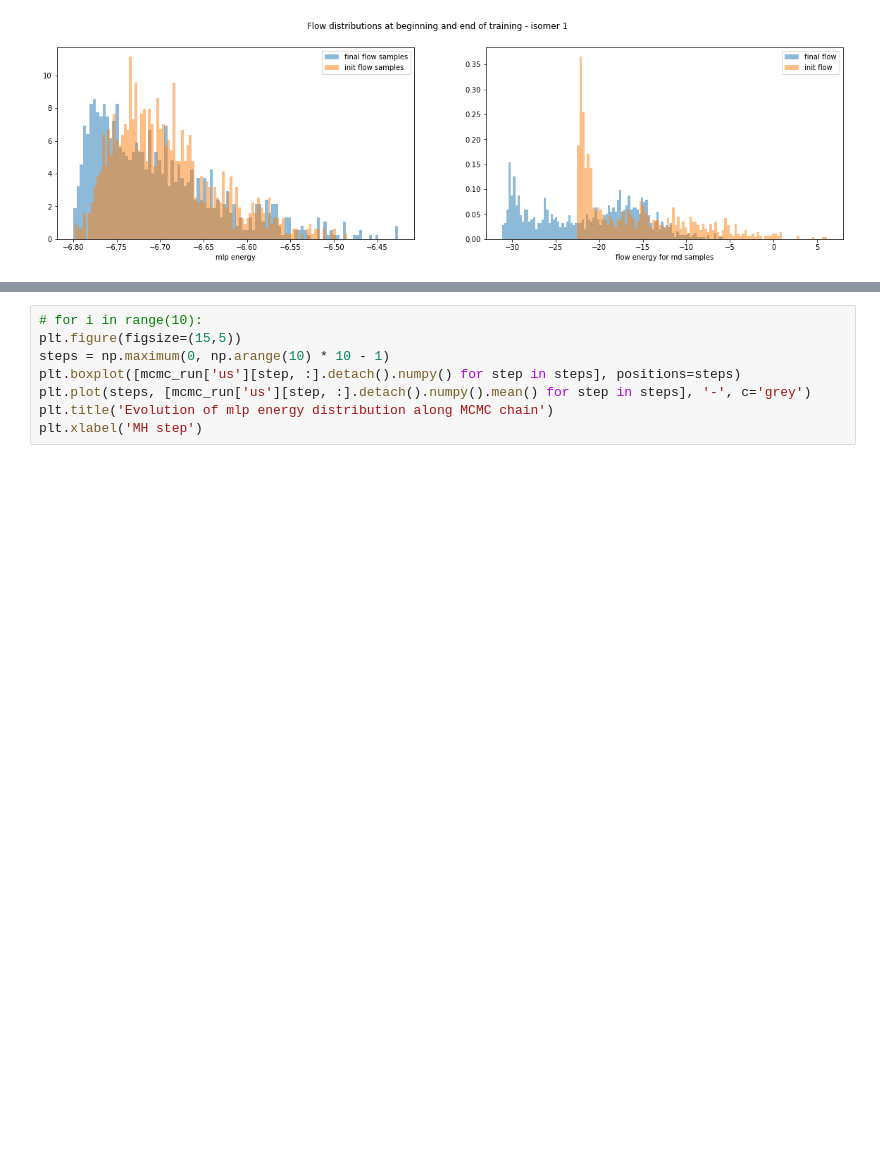
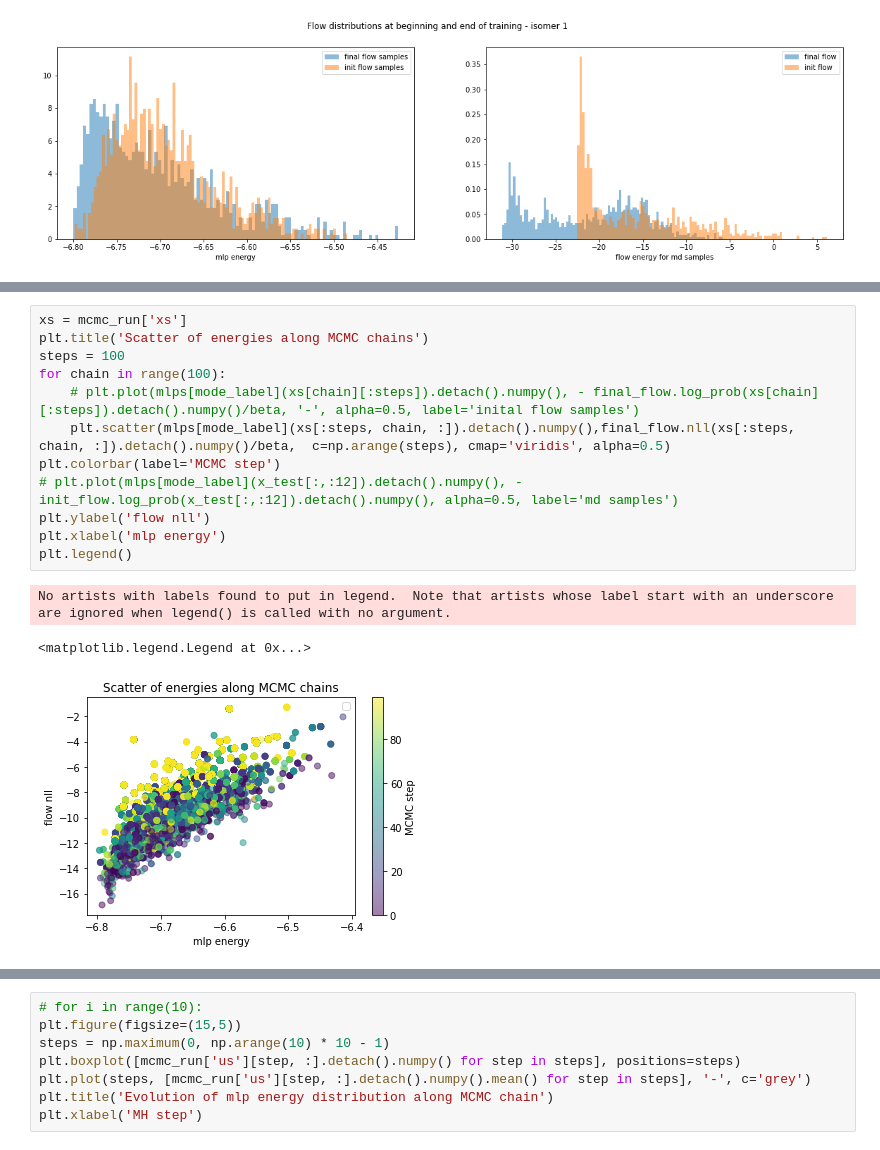
Before and after one commit to anacmolina/ML-DFT, a Jupyter notebook: notebooks/07c - FE computations w. new variables.ipynb, the cells around one changed output, grey strips where cells are left out. Saved outputs shown, nothing was run; the diff lists cells and outputs as text; blank space fills up the shorter version.

```diff
--- a/notebooks/07c - FE computations w. new variables.ipynb
+++ b/notebooks/07c - FE computations w. new variables.ipynb
@@ -726,0 +778,16 @@ for mode_label in [0, 1]:
+# %%
+xs = mcmc_run['xs']
+plt.title('Scatter of energies along MCMC chains')
+steps = 100
+for chain in range(100):
+    # plt.plot(mlps[mode_label](xs[chain][:steps]).detach().numpy(), - final_flow.log_prob(xs[chain][:steps]).detach().numpy()/beta, '-', alpha=0.5, label='inital flow samples')
+    plt.scatter(mlps[mode_label](xs[:steps, chain, :]).detach().numpy(),final_flow.nll(xs[:steps, chain, :]).detach().numpy()/beta,  c=np.arange(steps), cmap='viridis', alpha=0.5)
+plt.colorbar(label='MCMC step')
+# plt.plot(mlps[mode_label](x_test[:,:12]).detach().numpy(), - init_flow.log_prob(x_test[:,:12]).detach().numpy(), alpha=0.5, label='md samples')
+plt.ylabel('flow nll')
+plt.xlabel('mlp energy')
+plt.legend()
+# %% [output]
+No artists with labels found to put in legend.  Note that artists whose label start with an underscore are ignored when legend() is called with no argument.
+<matplotlib.legend.Legend at 0x...>
+[figure, added]
```
Also changed, not shown: parts of 8 cells of this notebook, 4 other files.
